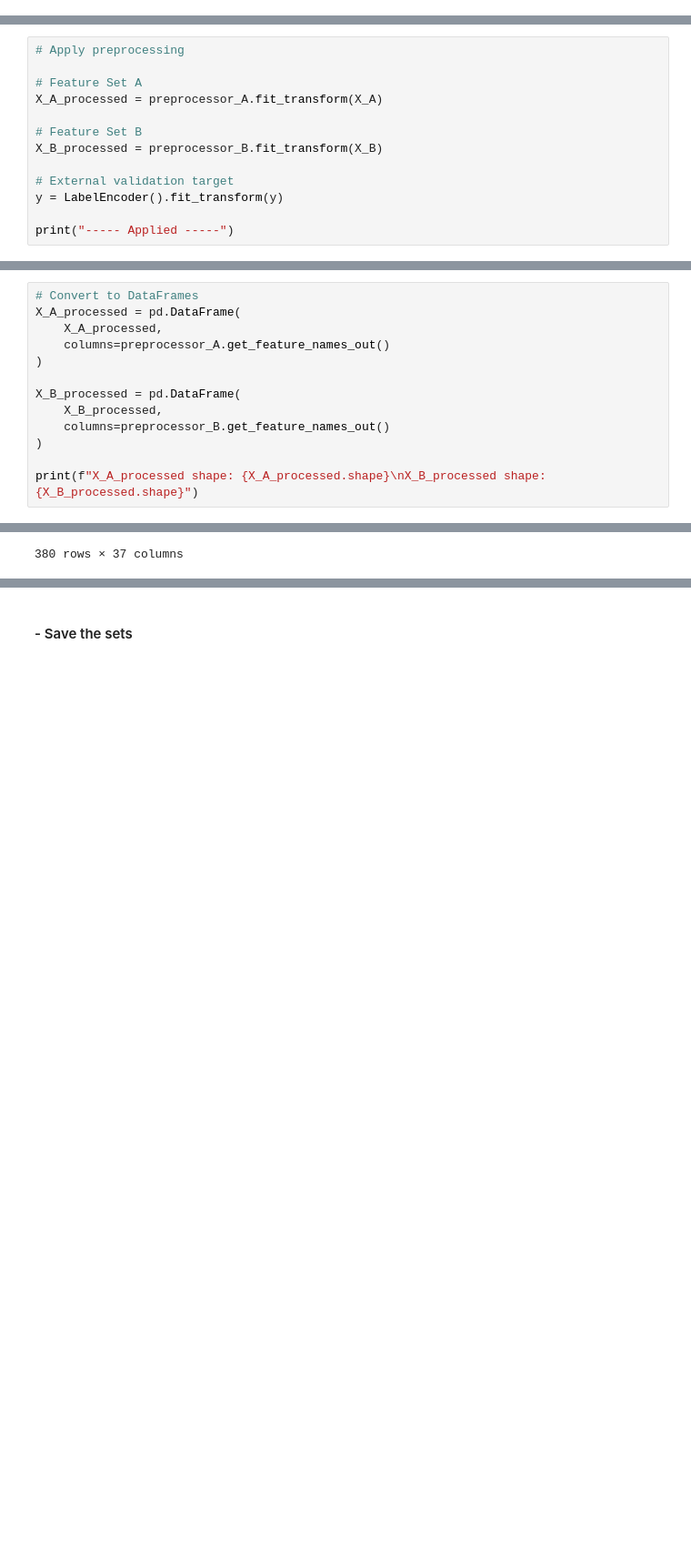
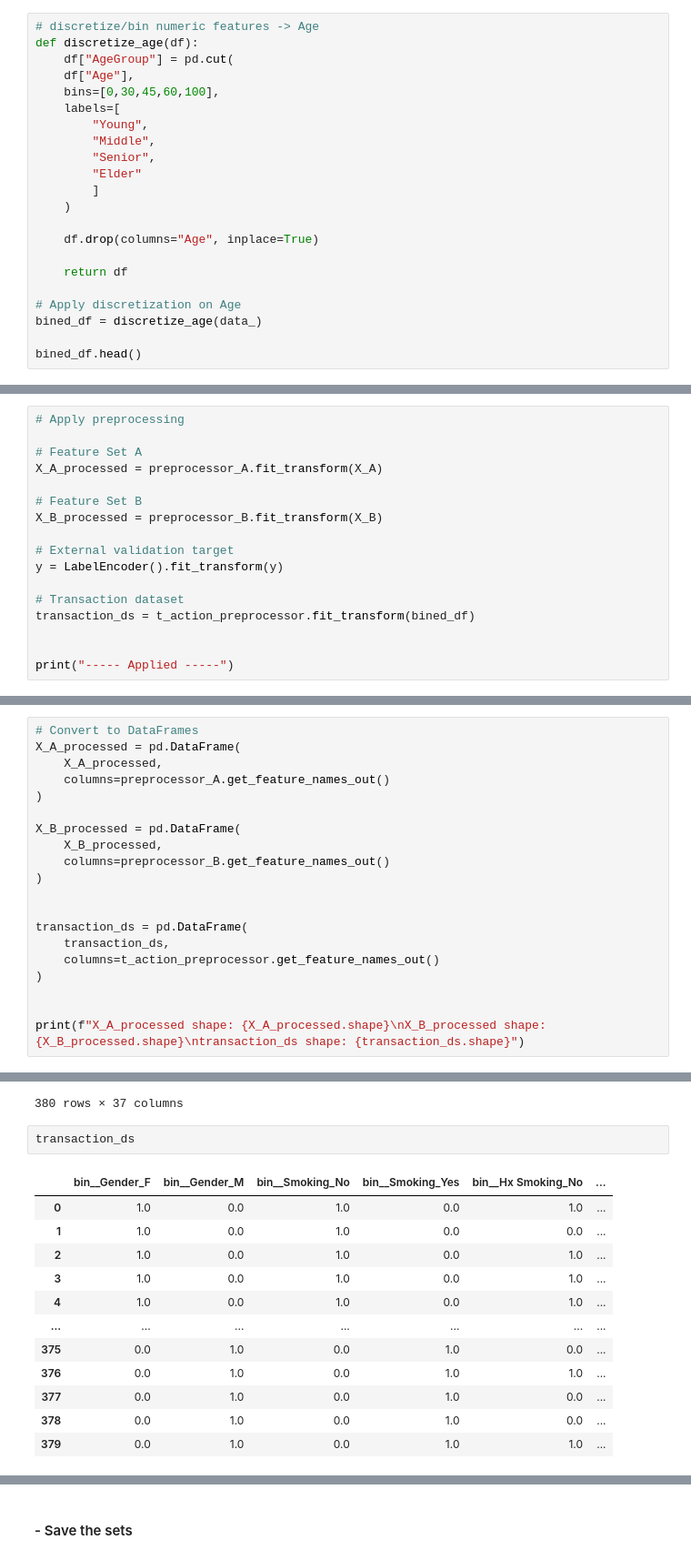
Before and after one commit to Nimaabediforud/BioDiscovery-Exploring-Hidden-Patterns-in-Biomedical-Data, a Jupyter notebook: Notebooks/preprocessing.ipynb, the cells around one changed output, grey strips where cells are left out. Shown at 91% size. Cells and saved outputs as stored; diff of their text form; blank space fills up the shorter version.

```diff
--- a/Notebooks/preprocessing.ipynb
+++ b/Notebooks/preprocessing.ipynb
@@ -160,3 +183,25 @@ preprocessor_B = ColumnTransformer([
 print("-----Preprocessing with pipeline done-----", end="\n\n")
 # %% [output]
 -----Preprocessing with pipeline done-----
+# %%
+# discretize/bin numeric features -> Age
+def discretize_age(df):
+    df["AgeGroup"] = pd.cut(
+    df["Age"],
+    bins=[0,30,45,60,100],
+    labels=[
+        "Young",
+        "Middle",
+        "Senior",
+        "Elder"
+        ]
+    )
+
+    df.drop(columns="Age", inplace=True)
+
+    return df
+
+# Apply discretization on Age
+bined_df = discretize_age(data_)
+
+bined_df.head()
@@ -174,6 +267,10 @@ X_B_processed = preprocessor_B.fit_transform(X_B)
 # External validation target
 y = LabelEncoder().fit_transform(y)
 
+# Transaction dataset
+transaction_ds = t_action_preprocessor.fit_transform(bined_df)
+
+
 print("----- Applied -----")
 # %% [output]
 ----- Applied -----
@@ -191,7 +288,14 @@ X_B_processed = pd.DataFrame(
     columns=preprocessor_B.get_feature_names_out()
 )
 
-print(f"X_A_processed shape: {X_A_processed.shape}\nX_B_processed shape: {X_B_processed.shape}")
+
+transaction_ds = pd.DataFrame(
+    transaction_ds,
+    columns=t_action_preprocessor.get_feature_names_out()
+)
+
+
+print(f"X_A_processed shape: {X_A_processed.shape}\nX_B_processed shape: {X_B_processed.shape}\ntransaction_ds shape: {transaction_ds.shape}")
 # %% [output]
 X_A_processed shape: (380, 36)
 X_B_processed shape: (380, 37)
@@ -229,3 +334,18 @@ X_B_processed
 | 378 | 1.324077 | 0.0 | 1.0 | 0.0 | 1.0 | 0.0 | ... |
 | 379 | 1.720674 | 0.0 | 1.0 | 0.0 | 1.0 | 1.0 | ... |
 380 rows × 37 columns
+# %%
+transaction_ds
+# %% [output]
+|  | bin__Gender_F | bin__Gender_M | bin__Smoking_No | bin__Smoking_Yes | bin__Hx Smoking_No | ... |
+| 0 | 1.0 | 0.0 | 1.0 | 0.0 | 1.0 | ... |
+| 1 | 1.0 | 0.0 | 1.0 | 0.0 | 0.0 | ... |
+| 2 | 1.0 | 0.0 | 1.0 | 0.0 | 1.0 | ... |
+| 3 | 1.0 | 0.0 | 1.0 | 0.0 | 1.0 | ... |
+| 4 | 1.0 | 0.0 | 1.0 | 0.0 | 1.0 | ... |
+| ... | ... | ... | ... | ... | ... | ... |
+| 375 | 0.0 | 1.0 | 0.0 | 1.0 | 0.0 | ... |
+| 376 | 0.0 | 1.0 | 0.0 | 1.0 | 1.0 | ... |
+| 377 | 0.0 | 1.0 | 0.0 | 1.0 | 0.0 | ... |
+| 378 | 0.0 | 1.0 | 0.0 | 1.0 | 0.0 | ... |
+| 379 | 0.0 | 1.0 | 0.0 | 1.0 | 1.0 | ... |
```
Also changed, not shown: parts of 14 cells of this notebook, 4 other files.
